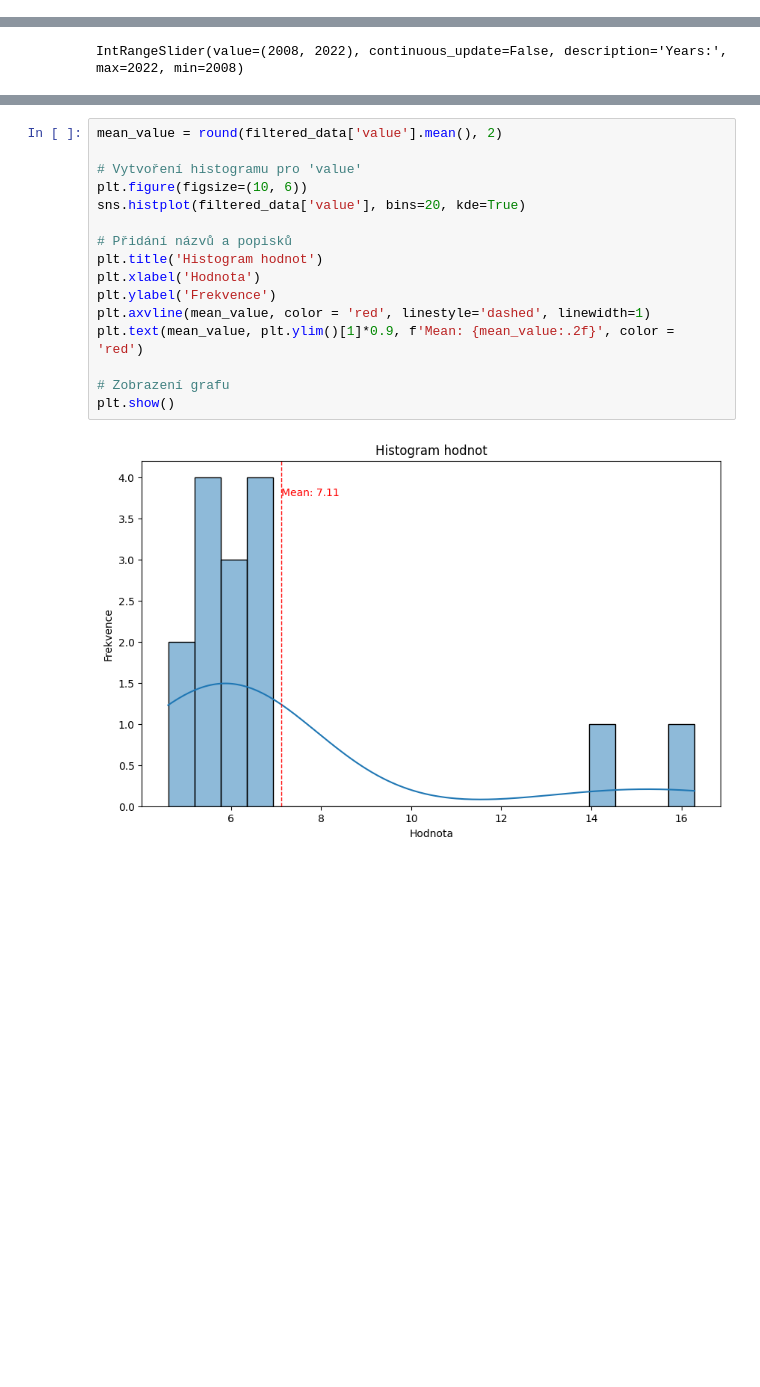
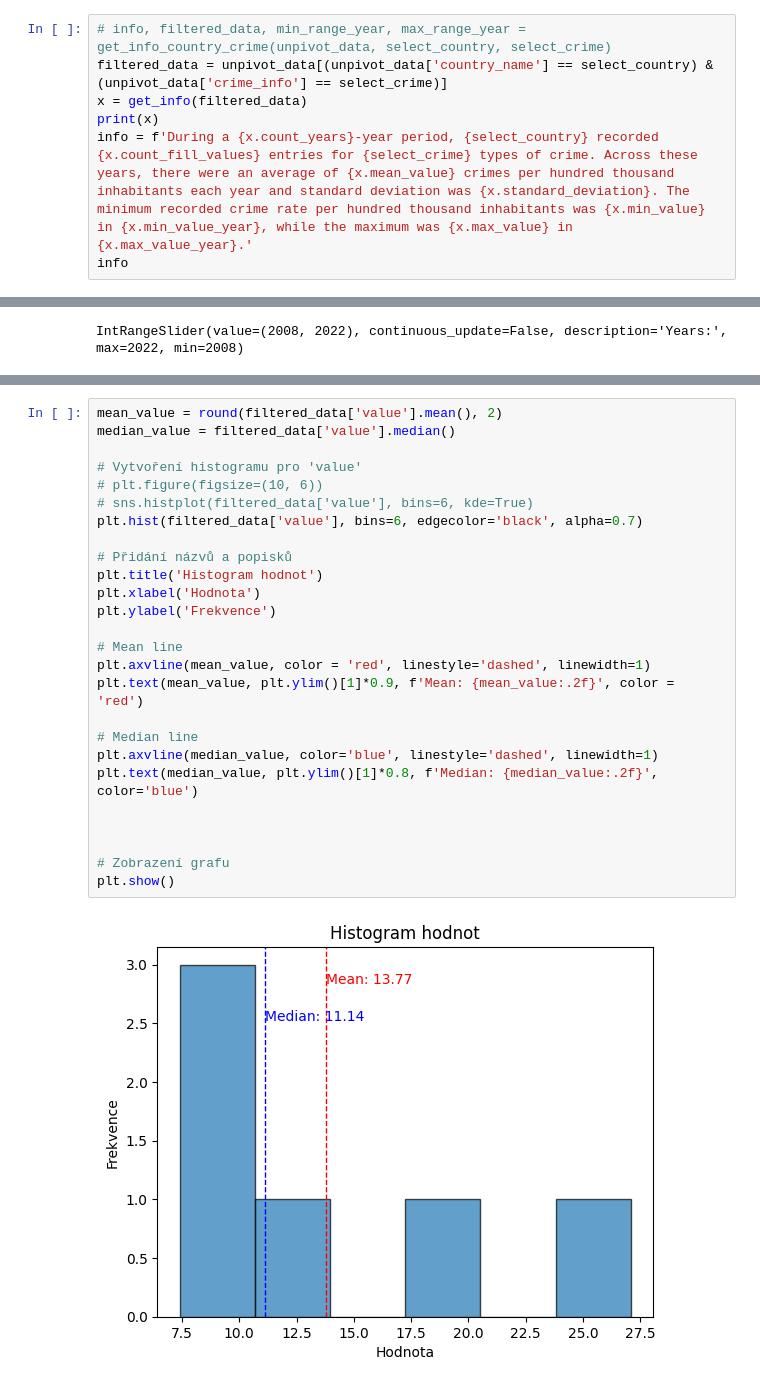
Before and after one commit to klbek/Analysis-of-Crime-in-the-EU, a Jupyter notebook: test_dat_zkouska2.ipynb, the cells around one changed output, grey strips where cells are left out. Drawn from its saved outputs; the diff is of its cells as text; blank space fills up the shorter version.

```diff
--- a/test_dat_zkouska2.ipynb
+++ b/test_dat_zkouska2.ipynb
@@ -157,0 +198,7 @@ info
+# %%
+# info, filtered_data, min_range_year, max_range_year = get_info_country_crime(unpivot_data, select_country, select_crime)
+filtered_data = unpivot_data[(unpivot_data['country_name'] == select_country) & (unpivot_data['crime_info'] == select_crime)]
+x = get_info(filtered_data)
+print(x)
+info = f'During a {x.count_years}-year period, {select_country} recorded {x.count_fill_values} entries for {select_crime} types of crime. Across these years, there were an average of {x.mean_value} crimes per hundred thousand inhabitants each year and standard deviation was {x.standard_deviation}. The minimum recorded crime rate per hundred thousand inhabitants was {x.min_value} in {x.min_value_year}, while the maximum was {x.max_value} in {x.max_value_year}.'
+info
@@ -243,18 +303,28 @@ plt.show()
 # %%
 mean_value = round(filtered_data['value'].mean(), 2)
+median_value = filtered_data['value'].median()
 
 # Vytvoření histogramu pro 'value'
-plt.figure(figsize=(10, 6))
-sns.histplot(filtered_data['value'], bins=20, kde=True)
+# plt.figure(figsize=(10, 6))
+# sns.histplot(filtered_data['value'], bins=6, kde=True)
+plt.hist(filtered_data['value'], bins=6, edgecolor='black', alpha=0.7)
 
 # Přidání názvů a popisků
 plt.title('Histogram hodnot')
 plt.xlabel('Hodnota')
 plt.ylabel('Frekvence')
+
+# Mean line
 plt.axvline(mean_value, color = 'red', linestyle='dashed', linewidth=1)
 plt.text(mean_value, plt.ylim()[1]*0.9, f'Mean: {mean_value:.2f}', color = 'red')
 
+# Median line
+plt.axvline(median_value, color='blue', linestyle='dashed', linewidth=1)
+plt.text(median_value, plt.ylim()[1]*0.8, f'Median: {median_value:.2f}', color='blue')
+
+
+
 # Zobrazení grafu
 plt.show()
 # %% [output]
-[figure, old version]
+[figure, new version]
```
Also changed, not shown: parts of 23 cells of this notebook.
